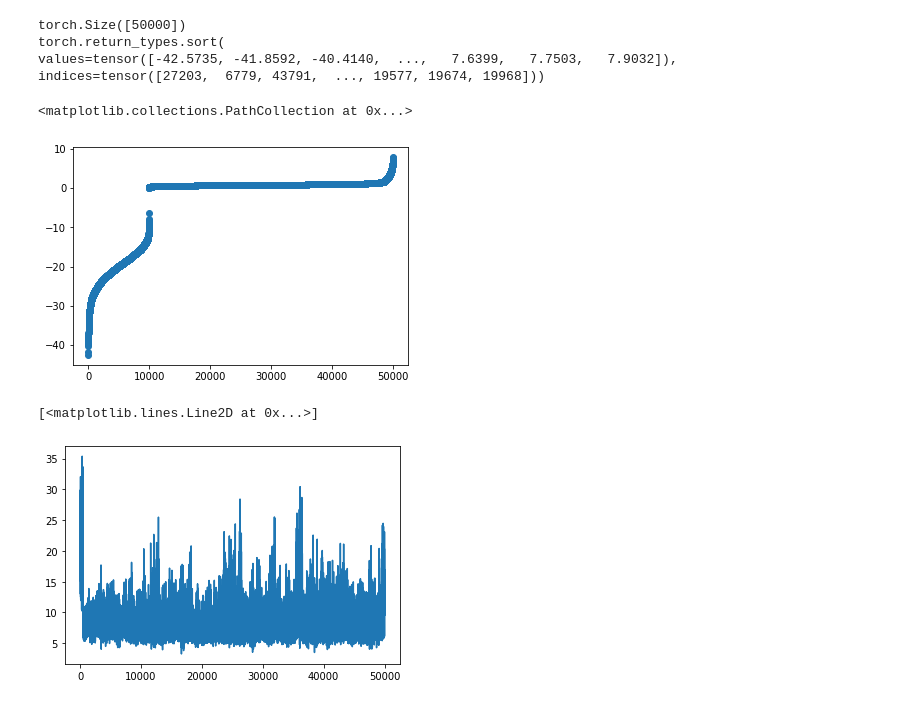
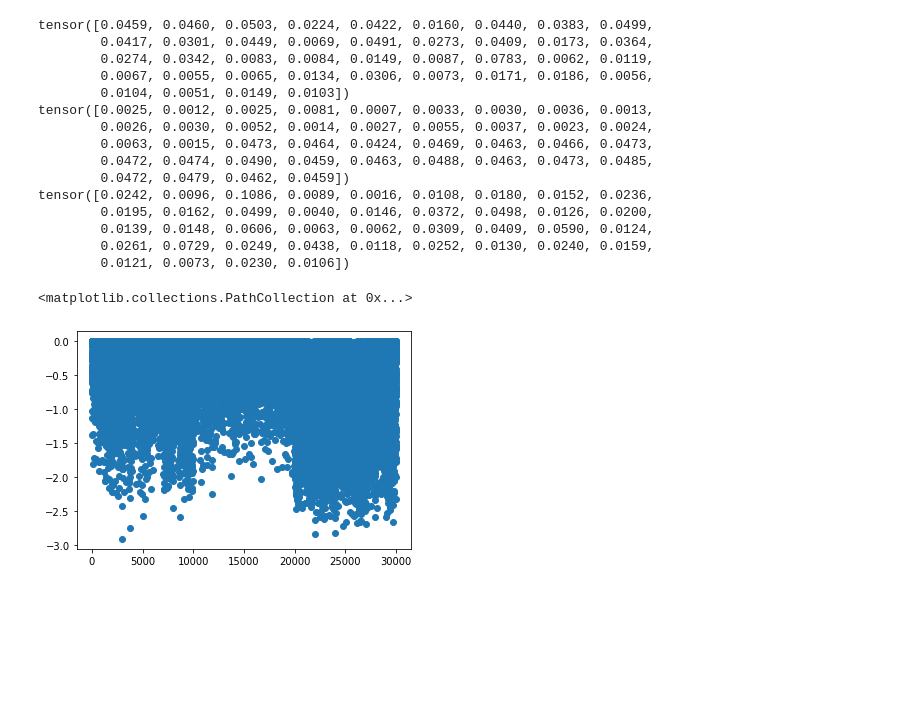
Before and after one commit to lakeeye1220/DFCIL, a Jupyter notebook: visualize_fakehkd.ipynb, the cells around one changed output. Drawn from its saved outputs; the diff is of its cells as text; code cells hidden in the pictures; blank space fills up the shorter version.

```diff
--- a/visualize_fakehkd.ipynb
+++ b/visualize_fakehkd.ipynb
@@ -195,19 +219,28 @@ plt.pcolor(torch.cat(logits)[shuffled_indices].transpose(0,1).numpy())
-# %%
-print(entropy.shape)
-print(entropy.sort())
-plt.figure()
-plt.scatter(np.arange(0,50000),entropy.sort().values)
-# %% [output]
-torch.Size([50000])
-torch.return_types.sort(
-values=tensor([-42.5735, -41.8592, -40.4140,  ...,   7.6399,   7.7503,   7.9032]),
-indices=tensor([27203,  6779, 43791,  ..., 19577, 19674, 19968]))
-<matplotlib.collections.PathCollection at 0x...>
-[figure, removed]
-# %%
-plt.figure()
-plt.plot(new_scores[shuffled_indices].cpu().numpy())
-# plt.close()
-# %% [output]
-[<matplotlib.lines.Line2D at 0x...>]
-[figure, removed]
+# %%
+import torch.nn.functional as F
+plt.figure()
+# plt.yscale('log')
+x=torch.softmax(shuffled_logits[:30000,:40],dim=1)
+print(x[:10000].mean(dim=0))
+print(x[10000:20000].mean(dim=0))
+print(x[20000:30000].mean(dim=0))
+plt.scatter(np.arange(0,30000),torch.sum(x*torch.log(x),dim=1).cpu().numpy())
+# print(torch.sum(shuffled_logits[:30000,:40]*torch.log(shuffled_logits[:30000,:40]),dim=1).cpu().numpy())
+# %% [output]
+tensor([0.0459, 0.0460, 0.0503, 0.0224, 0.0422, 0.0160, 0.0440, 0.0383, 0.0499,
+        0.0417, 0.0301, 0.0449, 0.0069, 0.0491, 0.0273, 0.0409, 0.0173, 0.0364,
+        0.0274, 0.0342, 0.0083, 0.0084, 0.0149, 0.0087, 0.0783, 0.0062, 0.0119,
+        0.0067, 0.0055, 0.0065, 0.0134, 0.0306, 0.0073, 0.0171, 0.0186, 0.0056,
+        0.0104, 0.0051, 0.0149, 0.0103])
+tensor([0.0025, 0.0012, 0.0025, 0.0081, 0.0007, 0.0033, 0.0030, 0.0036, 0.0013,
+        0.0026, 0.0030, 0.0052, 0.0014, 0.0027, 0.0055, 0.0037, 0.0023, 0.0024,
+        0.0063, 0.0015, 0.0473, 0.0464, 0.0424, 0.0469, 0.0463, 0.0466, 0.0473,
+        0.0472, 0.0474, 0.0490, 0.0459, 0.0463, 0.0488, 0.0463, 0.0473, 0.0485,
+        0.0472, 0.0479, 0.0462, 0.0459])
+tensor([0.0242, 0.0096, 0.1086, 0.0089, 0.0016, 0.0108, 0.0180, 0.0152, 0.0236,
+        0.0195, 0.0162, 0.0499, 0.0040, 0.0146, 0.0372, 0.0498, 0.0126, 0.0200,
+        0.0139, 0.0148, 0.0606, 0.0063, 0.0062, 0.0309, 0.0409, 0.0590, 0.0124,
+        0.0261, 0.0729, 0.0249, 0.0438, 0.0118, 0.0252, 0.0130, 0.0240, 0.0159,
+        0.0121, 0.0073, 0.0230, 0.0106])
+<matplotlib.collections.PathCollection at 0x...>
+[figure, added]
```
Also changed, not shown: parts of 8 cells of this notebook.
